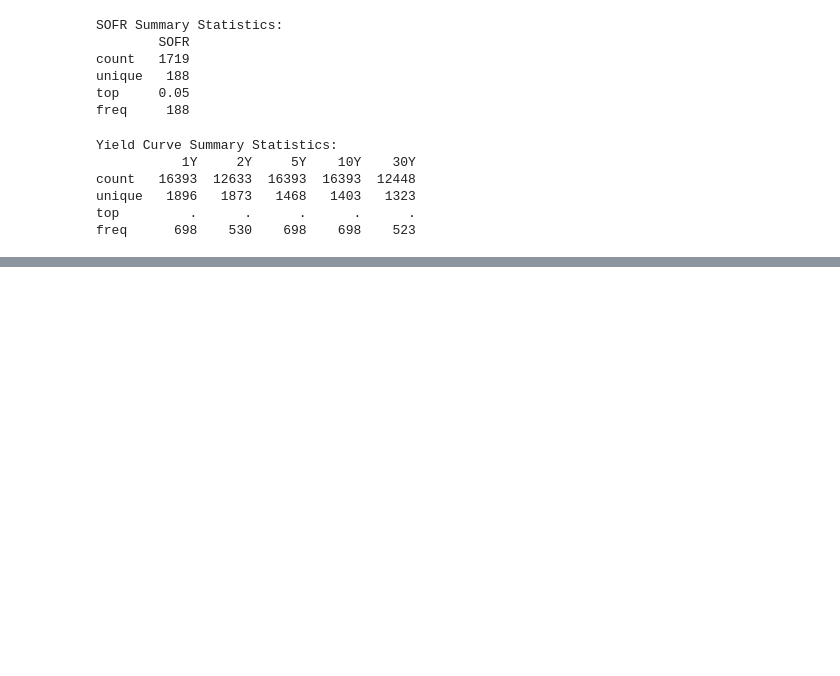
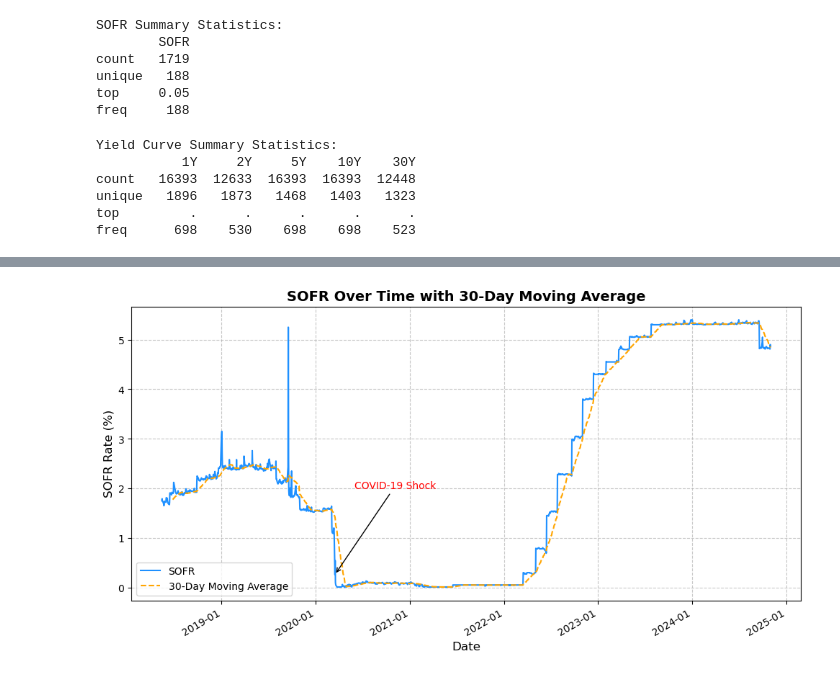
Before and after one commit to atkrish0/numerical-analysis-rbs, a Jupyter notebook: project/v1.ipynb, the cells around one changed output, grey strips where cells are left out. Drawn from its saved outputs; the diff is of its cells as text; code cells hidden in the pictures; blank space fills up the shorter version.

```diff
--- a/project/v1.ipynb
+++ b/project/v1.ipynb
@@ -103,0 +141,37 @@ freq      698    530    698    698    523
+# %%
+# Ensure SOFR data is numeric and drop any non-numeric rows (if any)
+sofr['SOFR'] = pd.to_numeric(sofr['SOFR'], errors='coerce')
+sofr = sofr.dropna()  # Drop rows where SOFR might be NaN after conversion
+
+# Calculate a 30-day moving average for SOFR
+sofr['SOFR_MA'] = sofr['SOFR'].rolling(window=30).mean()
+
+# Set up the plot
+plt.figure(figsize=(12, 6))
+plt.plot(sofr.index, sofr['SOFR'], label='SOFR', color='dodgerblue')
+plt.plot(sofr.index, sofr['SOFR_MA'], label='30-Day Moving Average', color='orange', linestyle='--')
+
+# Convert annotation date to datetime format
+annot_date = datetime(2020, 3, 16)  # Example annotation date for COVID-19
+
+# Annotating a significant date (COVID-19 impact on rates as an example)
+plt.annotate('COVID-19 Shock',
+             xy=(annot_date, sofr.loc[annot_date, 'SOFR']),
+             xytext=(datetime(2020, 6, 1), 2.0),
+             arrowprops=dict(facecolor='red', arrowstyle='->'), color='red')
+
+# Beautify the plot
+plt.title("SOFR Over Time with 30-Day Moving Average", fontsize=14, fontweight='bold')
+plt.xlabel("Date", fontsize=12)
+plt.ylabel("SOFR Rate (%)", fontsize=12)
+plt.legend()
+plt.grid(True, linestyle='--', alpha=0.7)
+
+# Formatting the x-axis to show year and month
+plt.gca().xaxis.set_major_formatter(mdates.DateFormatter('%Y-%m'))
+plt.gca().xaxis.set_major_locator(mdates.YearLocator())  # Show ticks every year
+plt.gcf().autofmt_xdate()  # Rotate date labels for better readability
+
+plt.show()
+# %% [output]
+[figure, added]
```
Also changed, not shown: parts of 11 cells of this notebook.
